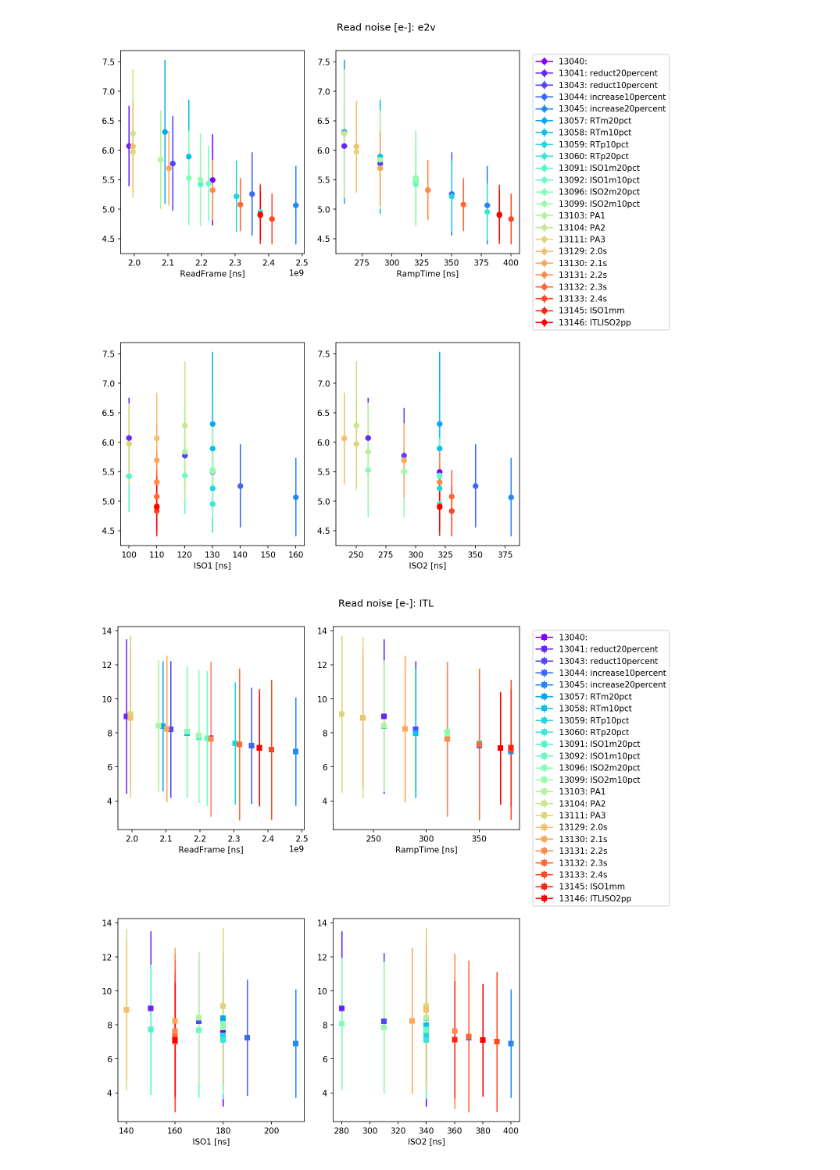
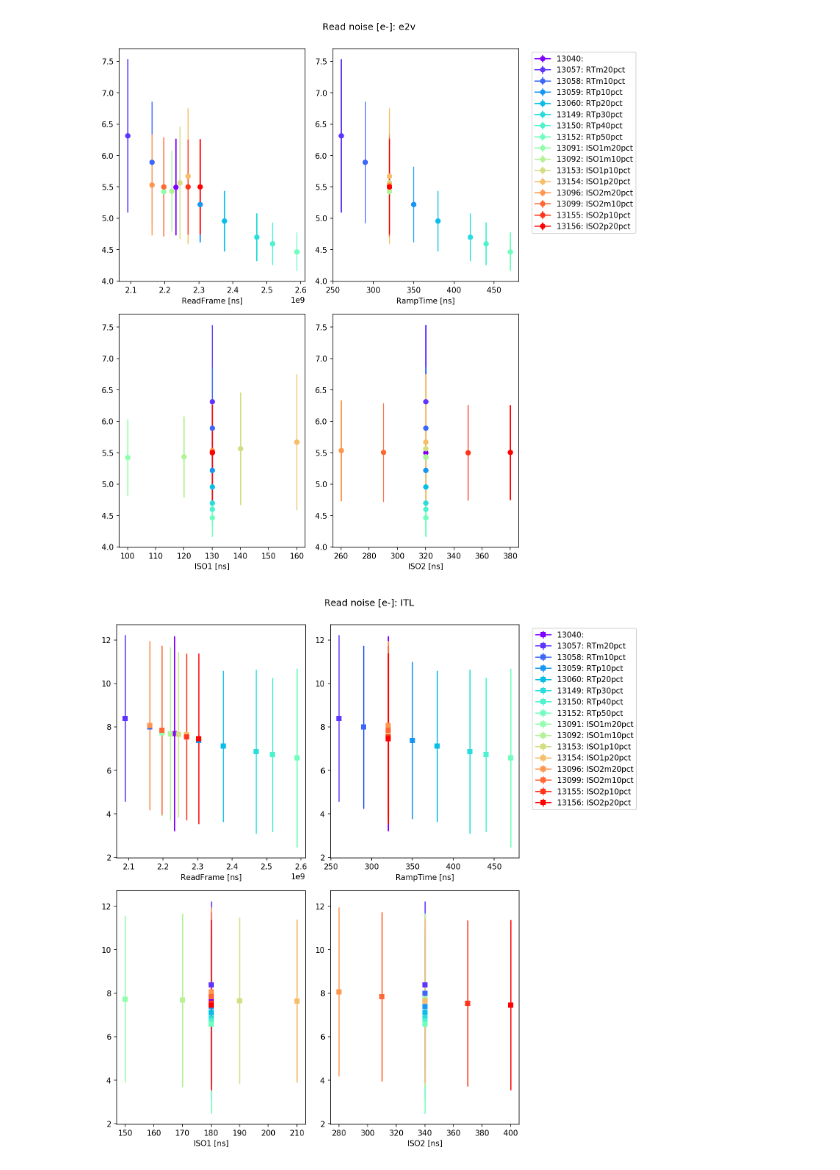
Before and after one commit to lsst-camera-dh/CompareRuns, a Jupyter notebook: ReadNoiseComparison.ipynb, the cells around one changed output. Drawn from its saved outputs; the diff is of its cells as text; code cells hidden in the pictures.

```diff
--- a/ReadNoiseComparison.ipynb
+++ b/ReadNoiseComparison.ipynb
@@ -58,34 +58,43 @@ baseline=None
 runs = [
     13040, # (baseline)
     # Changing RampTime, ISO1 and ISO2
-    13041, # (-20%)
-    13043, # (-10%)
-    13044, # (+10%)
-    13045, # (+20%)
+#    13041, # (-20%)
+#    13043, # (-10%)
+#    13044, # (+10%)
+#    13045, # (+20%)
     # Changing RampTime
     13057, # (-20%)
     13058, # (-10%)
     13059, # (+10%)
     13060, # (+20%)
+    13149, # (+30%)
+    13150, # (+40%)
+    13152, # (+50%)
     # Changing ISO1 per @antilogus's request
     13091, # (-20%)
     13092, # (-10%)
+    13153, # (+10%)
+    13154, # (+20%)
     # Changing ISO2 per @antilogus's request
     13096, # (-20%)
     13099, # (-10%)
+    13155, # (+10%)
+    13156, # (+20%)
     # Changing ISO1, ISO2 and RampTime differently
-    13103, # (PA1)
-    13104, # (PA2)
-    13111, # (PA3)
+#    13103, # (PA1)
+#    13104, # (PA2)
+#    13111, # (PA3)
     # Pierre's variants
-    13129, # 2.0
-    13130, # 2.1
-    13131, # 2.2
-    13132, # 2.3
-    13133, # 2.4,
+#    13129, # 2.0
+#    13130, # 2.1
+#    13131, # 2.2
+#    13132, # 2.3
+#    13133, # 2.4,
     #
-    13145, # ISO1mm
-    13146, # ITLISO2pp
+#    13145, # ISO1mm
+#    13146, # ITLISO2pp
+    #
+
     ]
 
 colors = cm.rainbow(numpy.linspace(0, 1, len(runs)))
@@ -112,36 +121,36 @@ for color, arun in zip(colors,runs):
             y=y[numpy.where(y>0)]
             mean=numpy.mean(y)
             std=numpy.std(y)
             label=f"{arun}: "+seqinfo["e2v"]["seqname"].replace(baseline["e2v"]["seqname"].replace(".seq",""),"").replace(".seq","")[1:]
 
             if atype=="e2v":
                 marker="o"
                 plotters = ax
             else:
                 marker="s"
                 plotters = bx
             for aplotter, x in zip(plotters.flatten(), [t,
                                          seqinfo[atype]["RampTime"],
                                          seqinfo[atype]["ISO1"],
                                          seqinfo[atype]["ISO2"]
                                         ] ):
                 aplotter.errorbar(x, mean, std, marker=marker, color=color, label=label)
 
         except:
             pass
 seqinfo = getsequencer(arun)
 
 for figp, px, avendor in [ (figa, ax, "e2v"), (figb, bx, "ITL") ]:
     px[0][0].set_xlabel("ReadFrame [ns]")
     px[0][1].set_xlabel("RampTime [ns]")
     px[1][0].set_xlabel("ISO1 [ns]")
     px[1][1].set_xlabel("ISO2 [ns]")
     px[0][1].legend(bbox_to_anchor=(1.05, 1.0))
     figp.suptitle(f"Read noise [e-]: {avendor}")
-    figp.tight_layout(rect=[0, 0.03, 1, 0.95])
+    figp.tight_layout(rect=[0, -0.03, 1, 0.95])
 # %% [output]
-[figure, old version]
+[figure, new version]
-[figure, old version]
+[figure, new version]
 # %%
 figa, ax = pylab.subplots(3, 2, figsize=(10,15), facecolor="white",dpi=150)
 figb, bx = pylab.subplots(3, 2, figsize=(10,15), facecolor="white",dpi=150)
```
Also changed, not shown: parts of 1 cell of this notebook.
